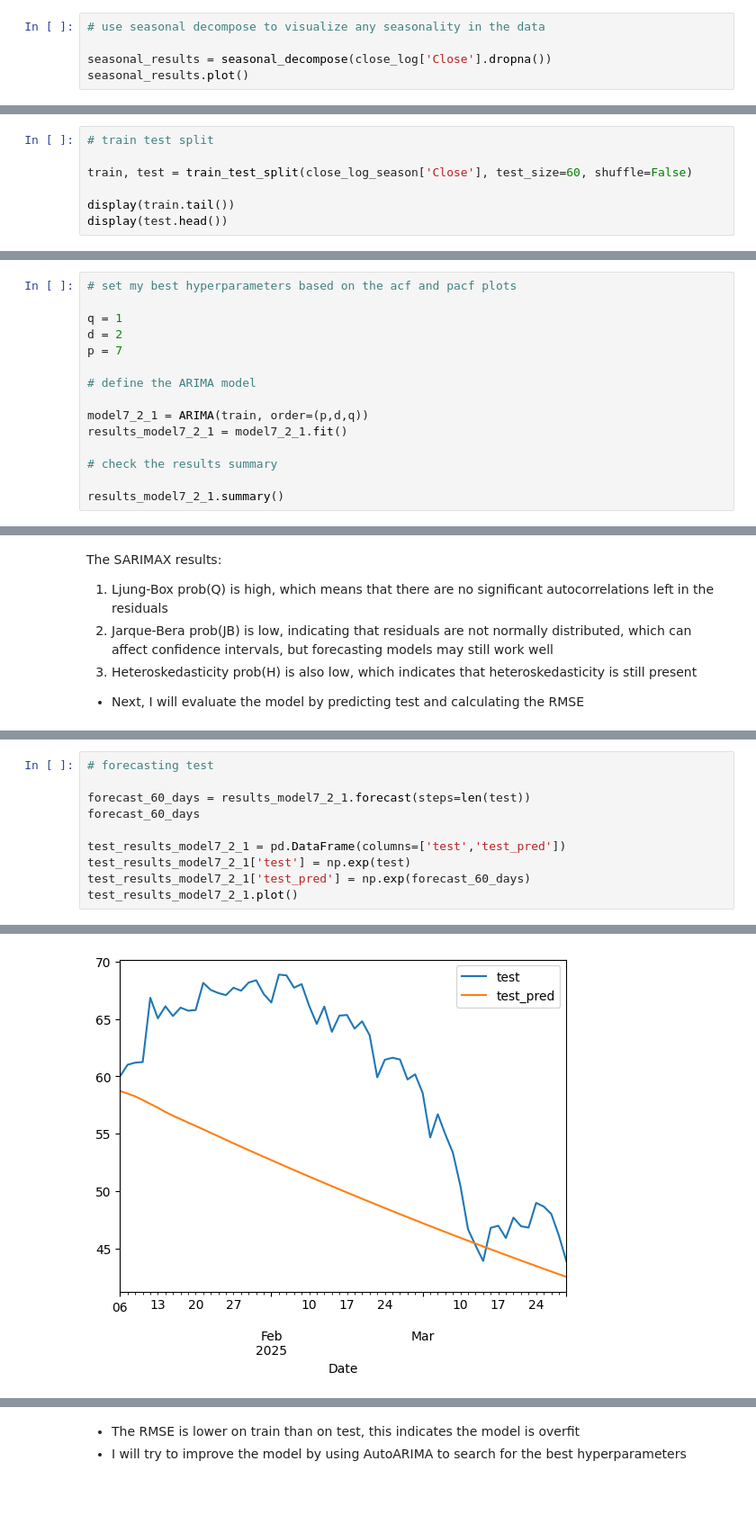
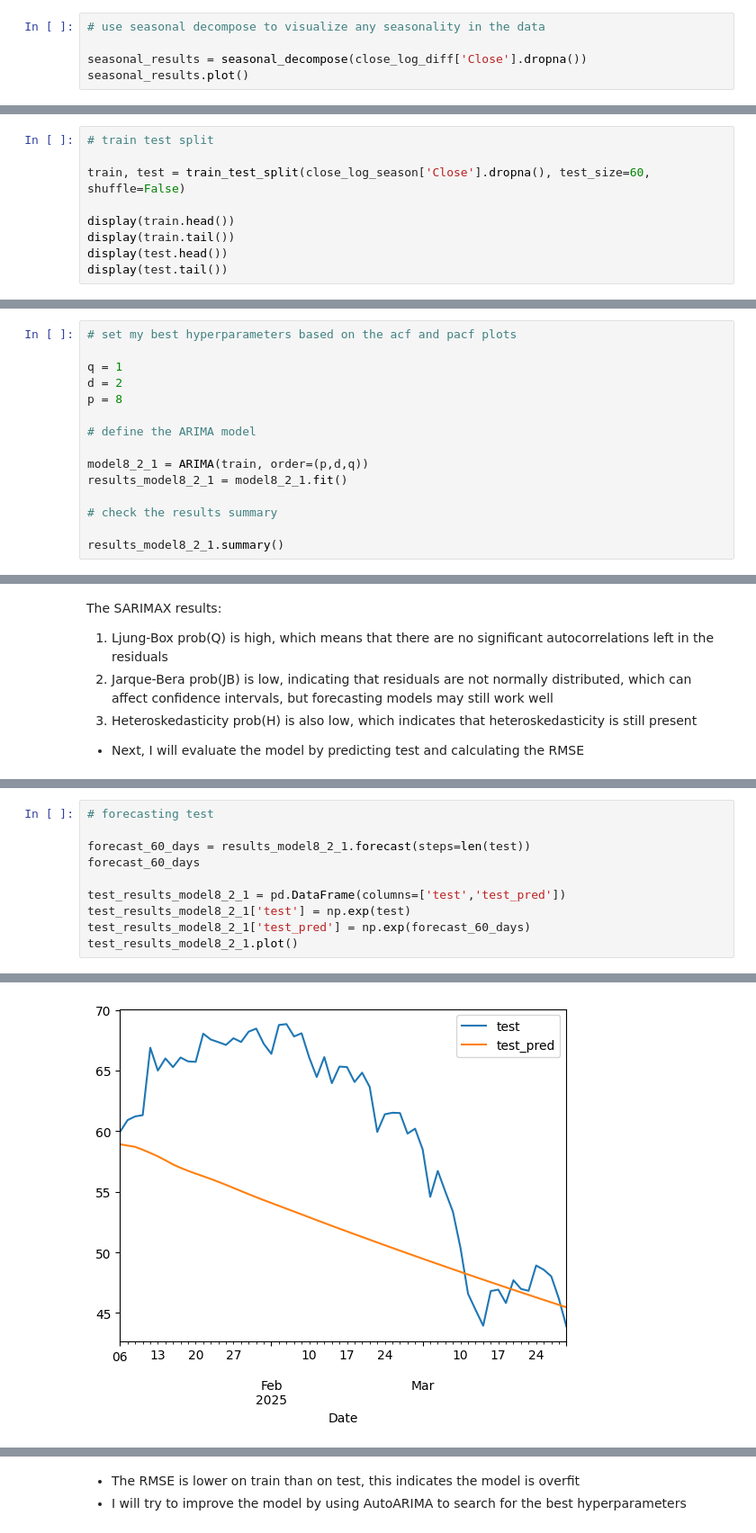
Before and after one commit to annahanslc/project-time-series-stocks, a Jupyter notebook: time_series_project_final.ipynb, the cells around one changed output, grey strips where cells are left out. Shown at 90% size. Drawn from its saved outputs; the diff is of its cells as text; blank space fills up the shorter version.

```diff
--- a/time_series_project_final.ipynb
+++ b/time_series_project_final.ipynb
@@ -303,6 +304,6 @@ Differencing helps to alleviate seasonality, but the ADFuller test does not chec
 # %%
 # use seasonal decompose to visualize any seasonality in the data
 
-seasonal_results = seasonal_decompose(close_log['Close'].dropna())
+seasonal_results = seasonal_decompose(close_log_diff['Close'].dropna())
 seasonal_results.plot()
 # %% [output]
@@ -447,9 +462,11 @@ plot_pacf(close_log_season['Close'].diff().diff().diff().dropna())
 # %%
 # train test split
 
-train, test = train_test_split(close_log_season['Close'], test_size=60, shuffle=False)
+train, test = train_test_split(close_log_season['Close'].dropna(), test_size=60, shuffle=False)
 
+display(train.head())
 display(train.tail())
 display(test.head())
+display(test.tail())
 # %% [output]
 Date
@@ -471,15 +502,15 @@ Freq: B, Name: Close, dtype: float64
 
 q = 1
 d = 2
-p = 7
+p = 8
 
 # define the ARIMA model
 
-model7_2_1 = ARIMA(train, order=(p,d,q))
-results_model7_2_1 = model7_2_1.fit()
+model8_2_1 = ARIMA(train, order=(p,d,q))
+results_model8_2_1 = model8_2_1.fit()
 
 # check the results summary
 
-results_model7_2_1.summary()
+results_model8_2_1.summary()
 # %% [output]
 SARIMAX Results
@@ -531,16 +563,16 @@ plt.xlim(train.index[-60], train.index[-1])
 # %%
 # forecasting test
 
-forecast_60_days = results_model7_2_1.forecast(steps=len(test))
+forecast_60_days = results_model8_2_1.forecast(steps=len(test))
 forecast_60_days
 
-test_results_model7_2_1 = pd.DataFrame(columns=['test','test_pred'])
-test_results_model7_2_1['test'] = np.exp(test)
-test_results_model7_2_1['test_pred'] = np.exp(forecast_60_days)
-test_results_model7_2_1.plot()
+test_results_model8_2_1 = pd.DataFrame(columns=['test','test_pred'])
+test_results_model8_2_1['test'] = np.exp(test)
+test_results_model8_2_1['test_pred'] = np.exp(forecast_60_days)
+test_results_model8_2_1.plot()
 # %% [output]
 <Axes: xlabel='Date'>
-[figure, old version]
+[figure, new version]
 # %%
 # calculate the metrics for the model
 
```
Also changed, not shown: parts of 45 cells of this notebook, 14 other files.
